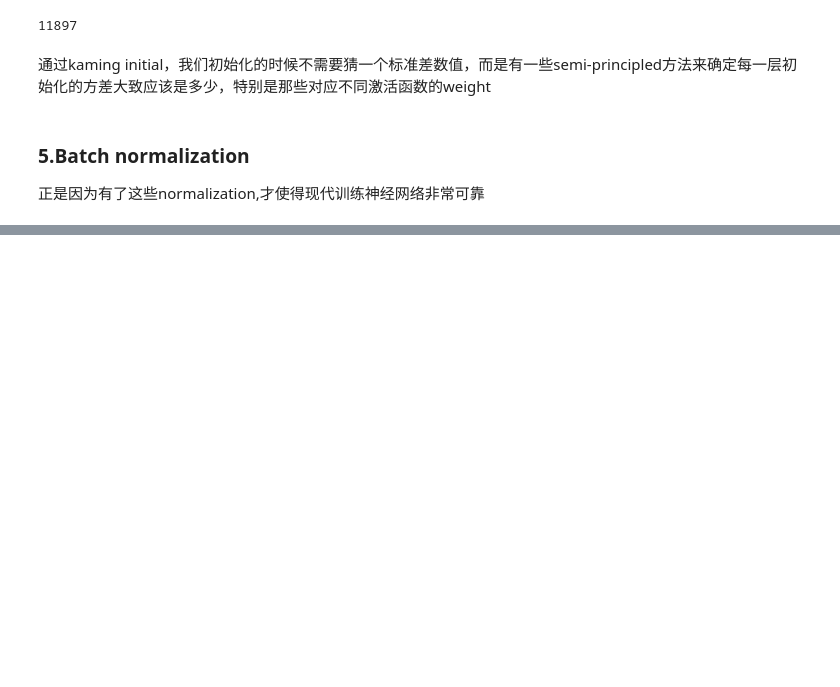
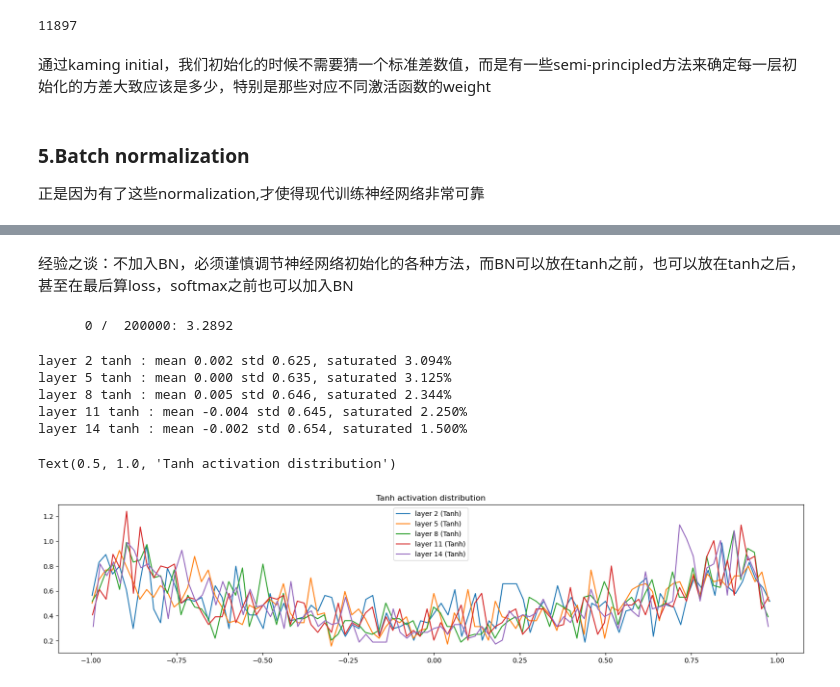
Before and after one commit to sirius777coder/Bioinformatics-Fileds, a Jupyter notebook: andre_dl/04_make_more_activation_gradients_batchnorm.ipynb, the cells around one changed output, grey strips where cells are left out. Cells and saved outputs as stored; diff of their text form; code cells hidden in the pictures; blank space fills up the shorter version.

```diff
--- a/andre_dl/04_make_more_activation_gradients_batchnorm.ipynb
+++ b/andre_dl/04_make_more_activation_gradients_batchnorm.ipynb
@@ -745,0 +1047,6 @@ for p in parameters:
+# %%
+# nn.batchnorm1d
+x = nn.BatchNorm1d(100,eps=1e-5,momentum=0.1,affine=True)
+# momentum表示moving average每次更新batch mean, batch std的比例
+# 本文用的momentum是0.0001，因为batch size非常小，每次计算batch mean std会差异非常大 ; 如果batchsize很大，这个momentum可以设置的比较大
+# affine表示需要一个可学习的参数,一般都要设置为True,andrej也不理解为什么要设置为False
@@ -745,0 +1141,73 @@ for p in parameters:
+# %% [markdown]
+经验之谈：不加入BN，必须谨慎调节神经网络初始化的各种方法，而BN可以放在tanh之前，也可以放在tanh之后，甚至在最后算loss，softmax之前也可以加入BN
+# %%
+# same optimization at last time
+max_steps = 200000
+batch_size = 32
+lossi = []
+ud = []
+for i in range(max_steps):
+    # minibatch construct
+    ix = torch.randint(0,Xtr.shape[0],(batch_size,),generator=g) #每次batch的sample数据其实是index
+    Xb,Yb = Xtr[ix],Ytr[ix]
+
+    # forward pass
+    emb = C[Xb]
+    x = emb.reshape(emb.shape[0],-1)
+    for layer in layers:
+        x = layer(x)
+
+    # loss computation
+    loss = F.cross_entropy(x,Yb) # [batch, vocab],[vocab]
+
+    # zero_grad
+    for layer in layers:
+        layer.out.retain_grad()
+    for p in parameters:
+        p.grad = None
+
+    # backward
+    loss.backward()
+
+    # optimization
+    lr = 0.1 if i < 100000 else 0.1 # step learning rate decay
+    for p in parameters:
+        p.data += -lr * p.grad
+
+    with torch.no_grad():
+        ud.append([(lr*p.grad.std() / p.data.std()).log10().item() for p in parameters]) # 检查每次更新数据的大小
+    # track stats
+    if i % 10000 == 0:
+        print(f"{i :7d} / {max_steps : 7d}: {loss.item() :.4f}")
+    lossi.append(loss.log10().item())
+
+    # ---DEBUG---
+    if i >= 1000:
+        break
+# %% [output]
+      0 /  200000: 3.2892
+# %%
+# nn visualization : activation values , gradients, weights, update data ratio
+# visualize tanh output histograms
+plt.figure(figsize=(20,4))
+legends = []
+for i,layer in enumerate(layers[:-1]):# note : exlude the output layer
+    if isinstance(layer,Tanh):
+        t = layer.out
+        print(f"layer {i} tanh : mean {t.mean().item():.3f} std {t.std().item():.3f}, saturated {(t.abs()>0.97).float().mean()*100 :.3f}%")
+        hy,hx = torch.histogram(t,density=True)
+        plt.plot(hx[:-1].detach(),hy.detach())
+        legends.append(f"layer {i} ({layer.__class__.__name__})")
+plt.legend(legends)
+plt.title("Tanh activation distribution")
+
+# 注意histogram是一个pdf,积分为1即可,hx表示bin的左边界,hy表示pdf的值
+# pdf要求非负，积分为1
+# %% [output]
+layer 2 tanh : mean 0.002 std 0.625, saturated 3.094%
+layer 5 tanh : mean 0.000 std 0.635, saturated 3.125%
+layer 8 tanh : mean 0.005 std 0.646, saturated 2.344%
+layer 11 tanh : mean -0.004 std 0.645, saturated 2.250%
+layer 14 tanh : mean -0.002 std 0.654, saturated 1.500%
+Text(0.5, 1.0, 'Tanh activation distribution')
+[figure, added]
```
Also changed, not shown: parts of 34 cells of this notebook, 1 other file.
